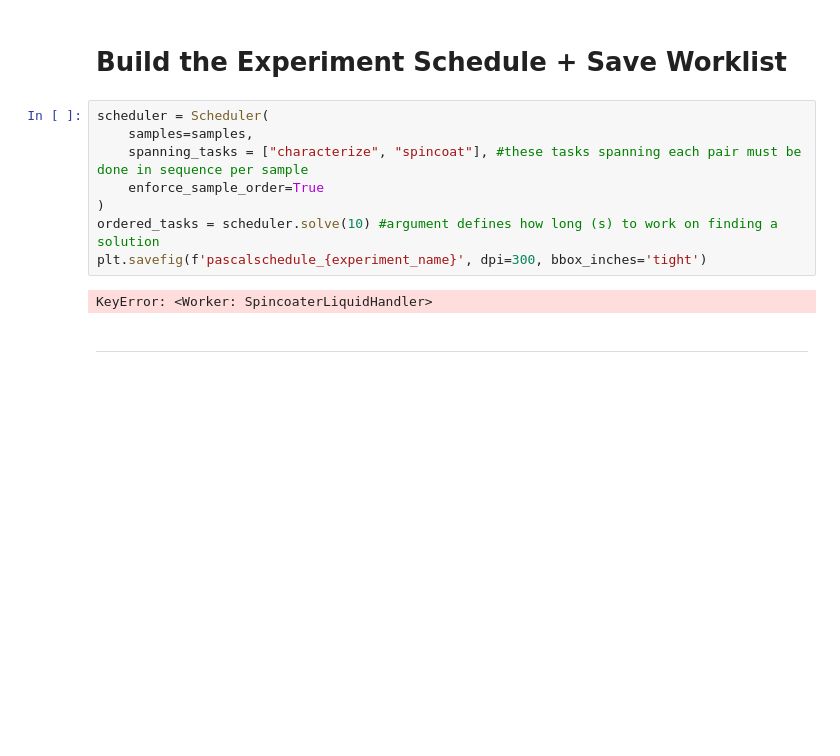
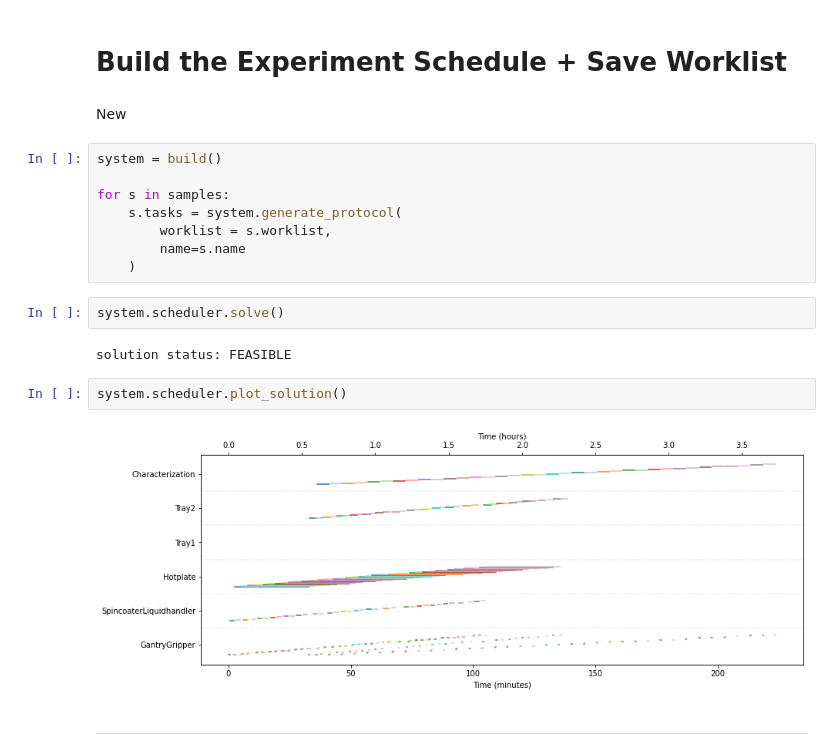
Before and after one commit to fenning-research-group/PASCAL, a Jupyter notebook: frgpascal/Examples/Deniz FA78Cs22 Cl5 Ternary Planning.ipynb, the cells around one changed output. Saved outputs shown, nothing was run; the diff lists cells and outputs as text; blank space fills up the shorter version.

```diff
--- a/frgpascal/Examples/Deniz FA78Cs22 Cl5 Ternary Planning.ipynb
+++ b/frgpascal/Examples/Deniz FA78Cs22 Cl5 Ternary Planning.ipynb
@@ -520,15 +478,23 @@ for s in samples:
 # %% [markdown]
 # Build the Experiment Schedule + Save Worklist
-# %%
-scheduler = Scheduler(
-    samples=samples,
-    spanning_tasks = ["characterize", "spincoat"], #these tasks spanning each pair must be done in sequence per sample
-    enforce_sample_order=True
-)
-ordered_tasks = scheduler.solve(10) #argument defines how long (s) to work on finding a solution
-plt.savefig(f'pascalschedule_{experiment_name}', dpi=300, bbox_inches='tight')
-# %% [output]
-KeyError: <Worker: SpincoaterLiquidHandler>
+# %% [markdown]
+New
+# %%
+system = build()
+
+for s in samples:
+    s.tasks = system.generate_protocol(
+        worklist = s.worklist,
+        name=s.name
+    )
+# %%
+system.scheduler.solve()
+# %% [output]
+solution status: FEASIBLE
+# %%
+system.scheduler.plot_solution()
+# %% [output]
+[figure, added]
 # %% [markdown]
 ----
 # %% [markdown]
```
Also changed, not shown: parts of 18 cells of this notebook, 6 other files.
